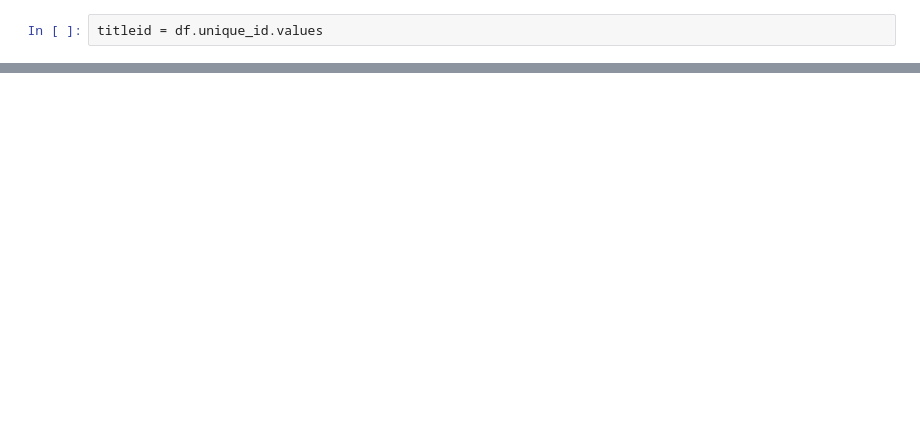
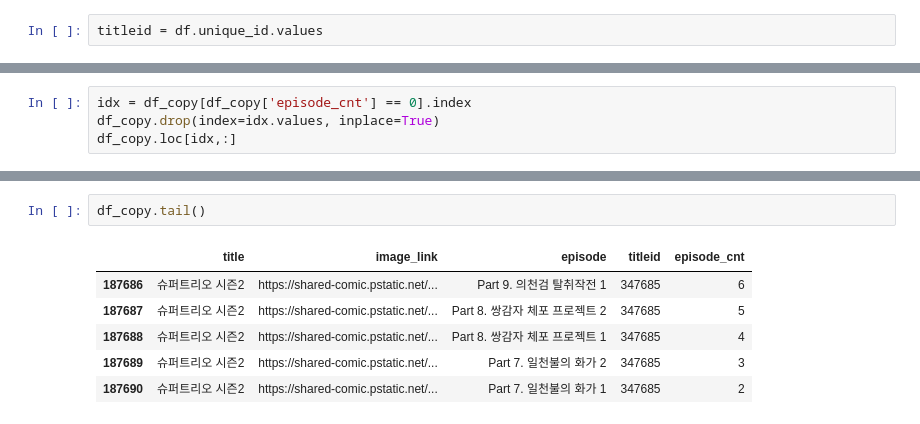
Before and after one commit to brightscannon/Webtoon_recommand_system, a Jupyter notebook: Crawling_test2_Juno.ipynb, the cells around one changed output, grey strips where cells are left out. Drawn from its saved outputs; the diff is of its cells as text; blank space fills up the shorter version.

```diff
--- a/Crawling_test2_Juno.ipynb
+++ b/Crawling_test2_Juno.ipynb
@@ -180,0 +604,4 @@ dom.select("#content > table.viewList > tr")
+# %%
+idx = df_copy[df_copy['episode_cnt'] == 0].index
+df_copy.drop(index=idx.values, inplace=True)
+df_copy.loc[idx,:]
@@ -180,0 +614,9 @@ dom.select("#content > table.viewList > tr")
+# %%
+df_copy.tail()
+# %% [output]
+|  | title | image_link | episode | titleid | episode_cnt |
+| 187686 | 슈퍼트리오 시즌2 | https://shared-comic.pstatic.net/... | Part 9. 의천검 탈취작전 1 | 347685 | 6 |
+| 187687 | 슈퍼트리오 시즌2 | https://shared-comic.pstatic.net/... | Part 8. 쌍감자 체포 프로젝트 2 | 347685 | 5 |
+| 187688 | 슈퍼트리오 시즌2 | https://shared-comic.pstatic.net/... | Part 8. 쌍감자 체포 프로젝트 1 | 347685 | 4 |
+| 187689 | 슈퍼트리오 시즌2 | https://shared-comic.pstatic.net/... | Part 7. 일천불의 화가 2 | 347685 | 3 |
+| 187690 | 슈퍼트리오 시즌2 | https://shared-comic.pstatic.net/... | Part 7. 일천불의 화가 1 | 347685 | 2 |
```
Also changed, not shown: parts of 40 cells of this notebook.
